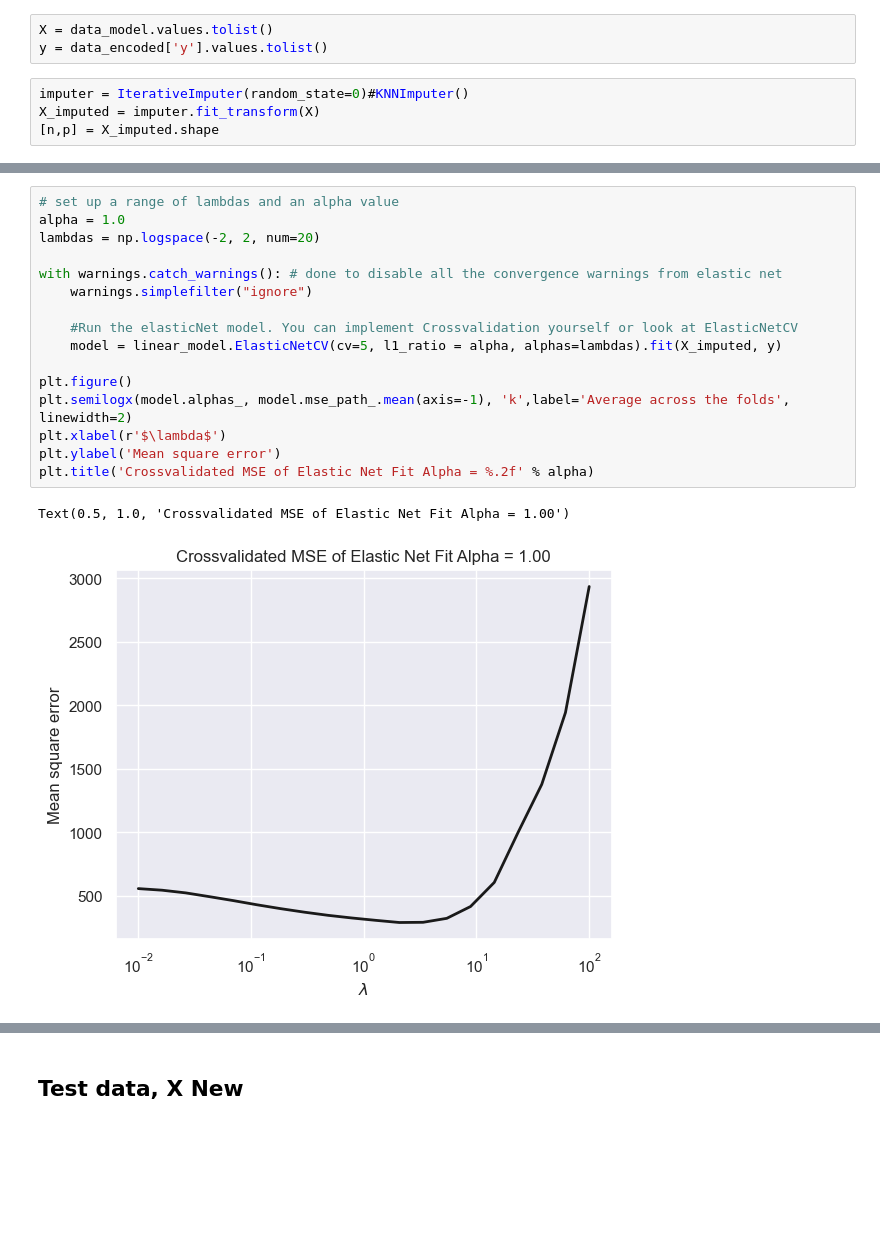
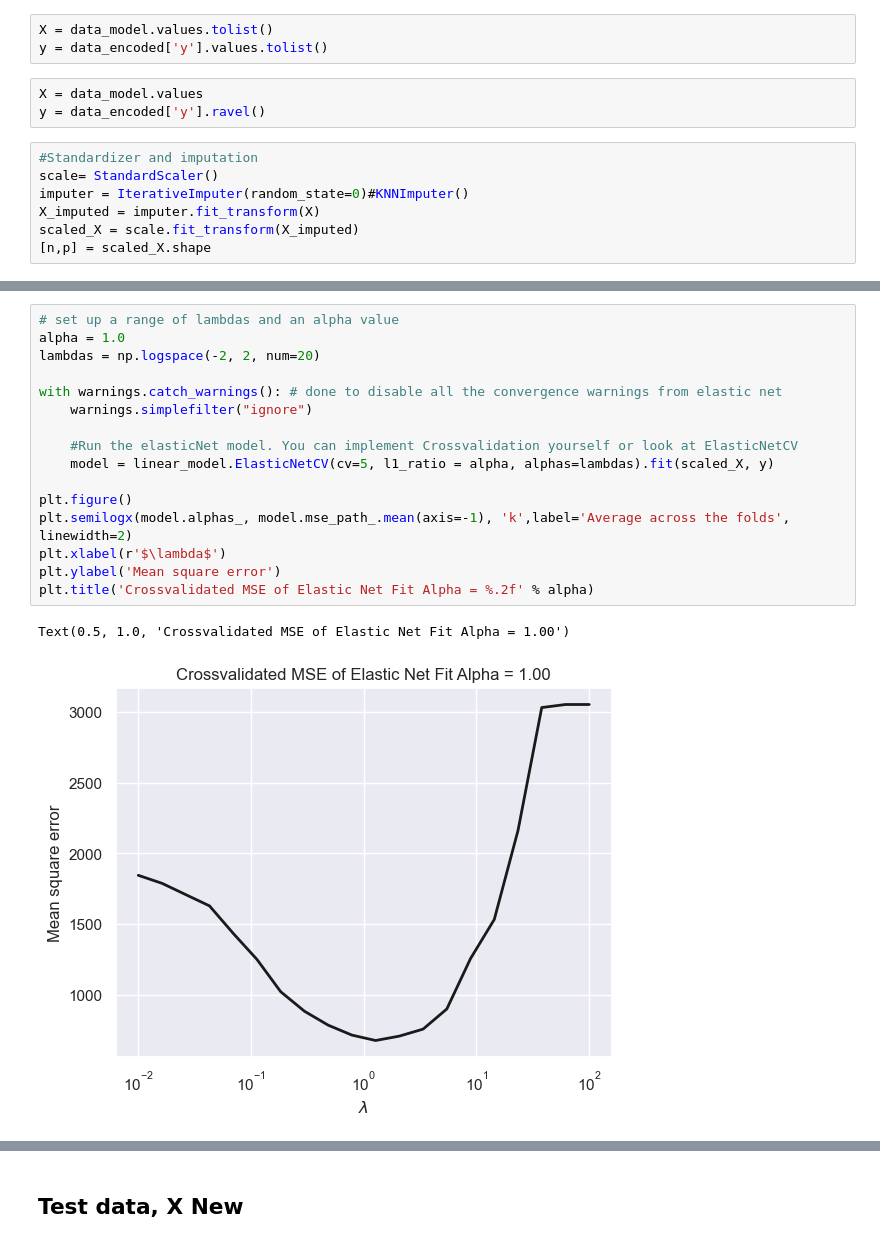
Before and after one commit to SorenBlattBendtsen/02582, a Jupyter notebook: Assignment_1/assignment1_notebook.ipynb, the cells around one changed output, grey strips where cells are left out. Saved outputs shown, nothing was run; the diff lists cells and outputs as text; blank space fills up the shorter version.

```diff
--- a/Assignment_1/assignment1_notebook.ipynb
+++ b/Assignment_1/assignment1_notebook.ipynb
@@ -245,7 +248,13 @@ data_model = data_encoded.drop(columns=['y'], inplace=False)
 # %%
 X = data_model.values.tolist()
 y = data_encoded['y'].values.tolist()
+# %%
+X = data_model.values
+y = data_encoded['y'].ravel()
 # %%
+#Standardizer and imputation
+scale= StandardScaler()
 imputer = IterativeImputer(random_state=0)#KNNImputer()
 X_imputed = imputer.fit_transform(X)
-[n,p] = X_imputed.shape
+scaled_X = scale.fit_transform(X_imputed)
+[n,p] = scaled_X.shape
@@ -252,21 +311,21 @@ X_imputed = imputer.fit_transform(X)
 # %%
 # set up a range of lambdas and an alpha value
 alpha = 1.0
 lambdas = np.logspace(-2, 2, num=20)
 
 with warnings.catch_warnings(): # done to disable all the convergence warnings from elastic net
     warnings.simplefilter("ignore")
 
     #Run the elasticNet model. You can implement Crossvalidation yourself or look at ElasticNetCV
-    model = linear_model.ElasticNetCV(cv=5, l1_ratio = alpha, alphas=lambdas).fit(X_imputed, y)
+    model = linear_model.ElasticNetCV(cv=5, l1_ratio = alpha, alphas=lambdas).fit(scaled_X, y)
 
 plt.figure()
 plt.semilogx(model.alphas_, model.mse_path_.mean(axis=-1), 'k',label='Average across the folds', linewidth=2)
 plt.xlabel(r'$\lambda$')
 plt.ylabel('Mean square error')
 plt.title('Crossvalidated MSE of Elastic Net Fit Alpha = %.2f' % alpha)
 # %% [output]
 Text(0.5, 1.0, 'Crossvalidated MSE of Elastic Net Fit Alpha = 1.00')
-[figure, old version]
+[figure, new version]
 # %%
 # Split the data into training and testing sets
```
Also changed, not shown: parts of 10 cells of this notebook.
